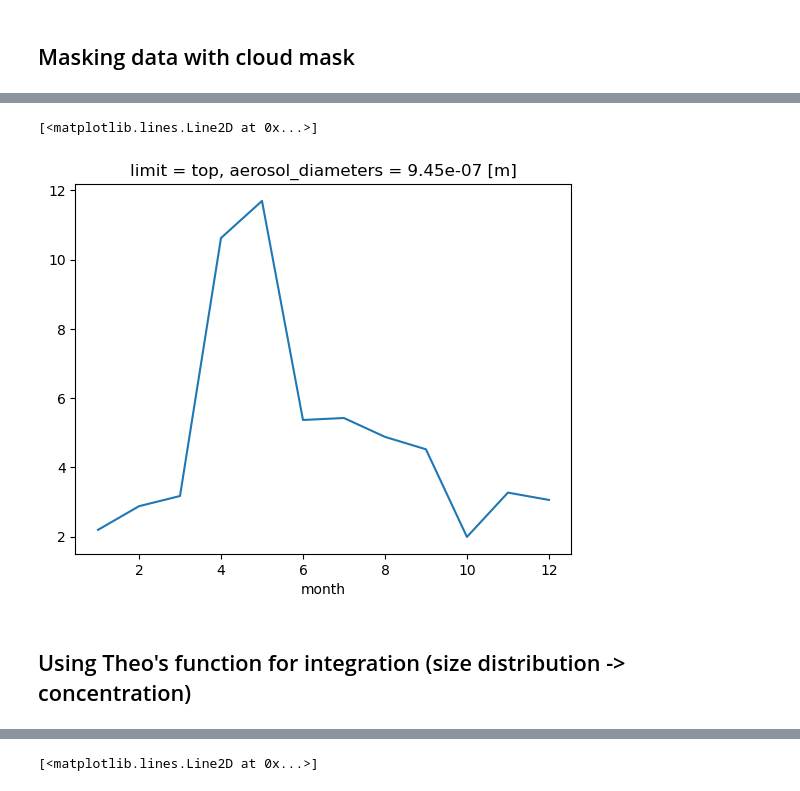
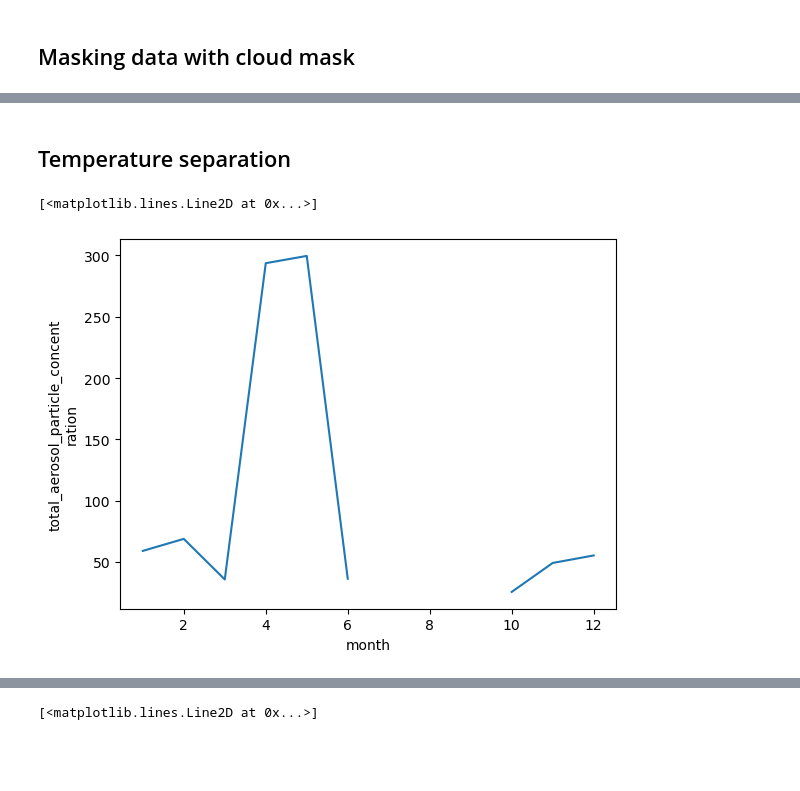
Before and after one commit to eScience-course/-Tjaernoe2022-group1, a Jupyter notebook: notebooks/Ingvild/Getting_started.ipynb, the cells around one changed output, grey strips where cells are left out. Saved outputs shown, nothing was run; the diff lists cells and outputs as text; code cells hidden in the pictures; blank space fills up the shorter version.

Commit message:
Started temperature masking

```diff
--- a/notebooks/Ingvild/Getting_started.ipynb
+++ b/notebooks/Ingvild/Getting_started.ipynb
@@ -70,8 +105,9 @@ Nx_aero=Nx_aero/data1_cl_mask.enrichment_factor
+# %% [markdown]
+## Temperature separation
+# %%
+data1_Tcold_mask=data1.where(data1['temperature'] <= -4.0)
 # %%
-#Nx_cloud.groupby('time.month').mean().plot()
-Nx_aero.groupby('time.month').mean().plot()
+data1_Tcold_mask.total_aerosol_particle_concentration.groupby('time.month').mean().plot()
 # %% [output]
 [<matplotlib.lines.Line2D at 0x...>]
-[figure, old version]
+[figure, new version]
-# %% [markdown]
-## Using Theo's function for integration (size distribution -> concentration)
```
Also changed, not shown: parts of 38 cells of this notebook.
